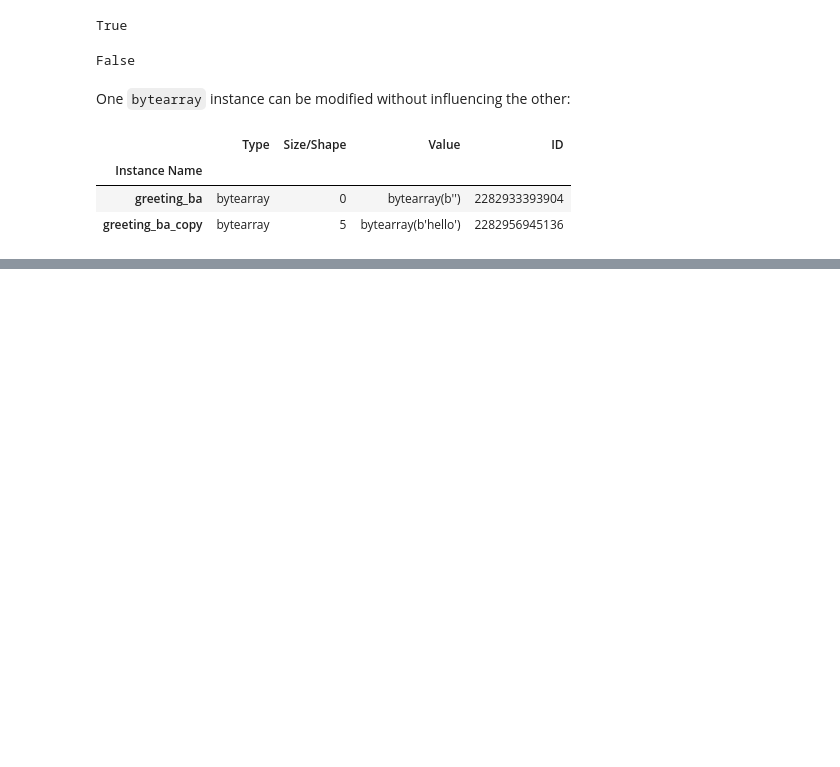
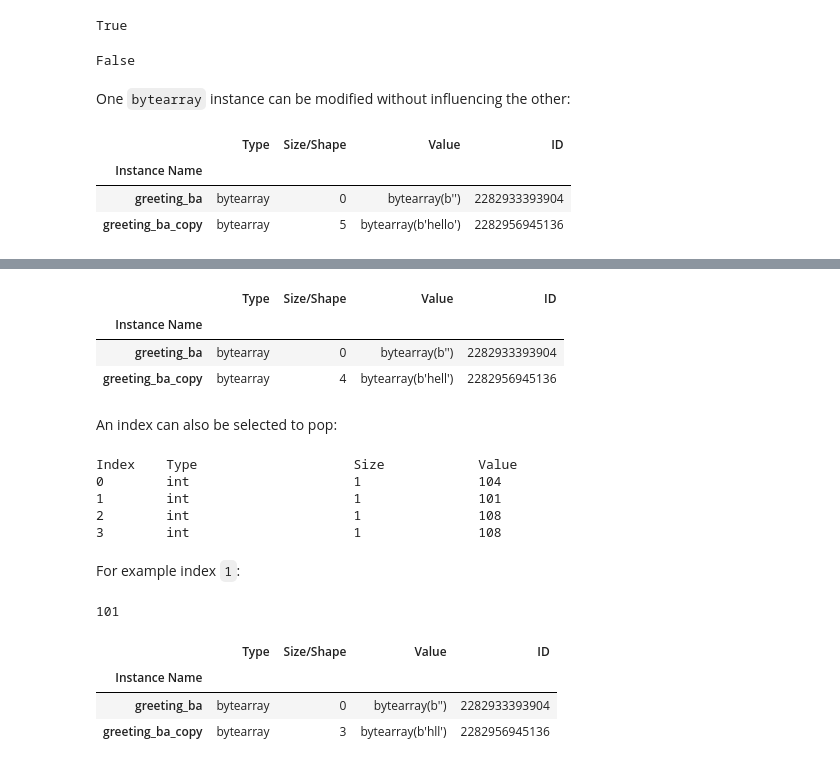
Before and after one commit to PhilipYip1988/python-notebooks, a Jupyter notebook: builtins_module_bytearray/notebook.ipynb, the cells around one changed output, grey strips where cells are left out. Drawn from its saved outputs; the diff is of its cells as text; code cells hidden in the pictures; blank space fills up the shorter version.

````diff
--- a/builtins_module_bytearray/notebook.ipynb
+++ b/builtins_module_bytearray/notebook.ipynb
@@ -669,0 +669,30 @@ chr(popped_value)
+# %%
+variables(show_id=True).loc[['greeting_ba', 'greeting_ba_copy']] # also mutated inplace
+# %% [output]
+|  | Type | Size/Shape | Value | ID |
+| Instance Name |  |  |  |  |
+| greeting_ba | bytearray | 0 | bytearray(b'') | 2282933393904 |
+| greeting_ba_copy | bytearray | 4 | bytearray(b'hell') | 2282956945136 |
+# %% [markdown]
+An index can also be selected to pop:
+# %%
+view(greeting_ba_copy)
+# %% [output]
+Index    Type                    Size            Value
+0        int                     1               104
+1        int                     1               101
+2        int                     1               108
+3        int                     1               108
+# %% [markdown]
+For example index ```1```:
+# %%
+greeting_ba_copy.pop(1) # return value
+# %% [output]
+101
+# %%
+variables(show_id=True).loc[['greeting_ba', 'greeting_ba_copy']] # also mutated inplace
+# %% [output]
+|  | Type | Size/Shape | Value | ID |
+| Instance Name |  |  |  |  |
+| greeting_ba | bytearray | 0 | bytearray(b'') | 2282933393904 |
+| greeting_ba_copy | bytearray | 3 | bytearray(b'hll') | 2282956945136 |
````
Also changed, not shown: parts of 11 cells of this notebook.
